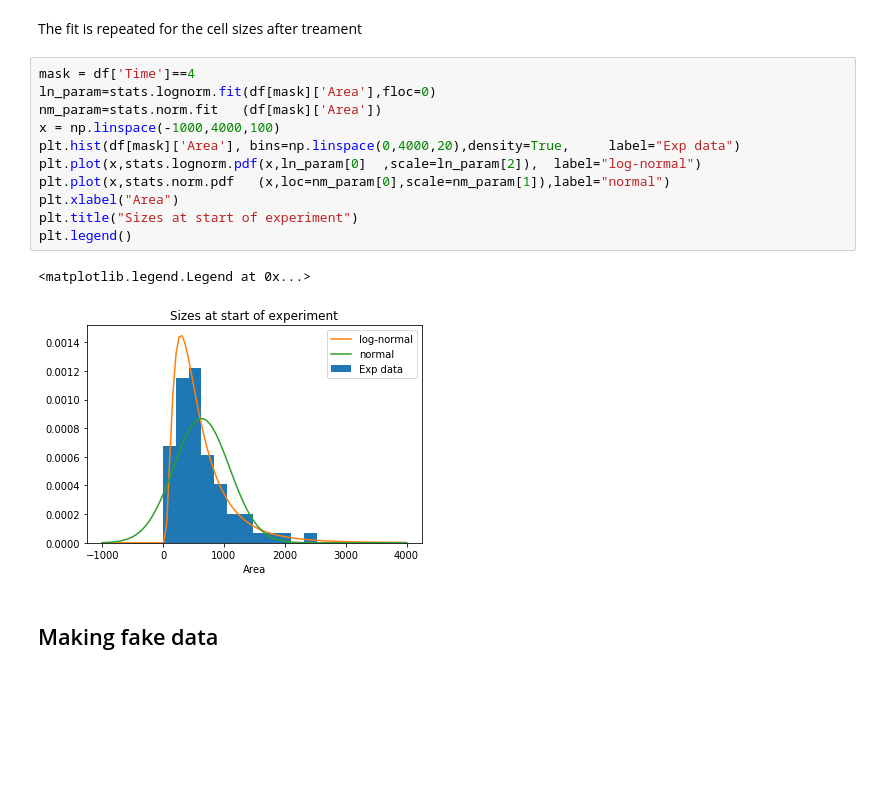
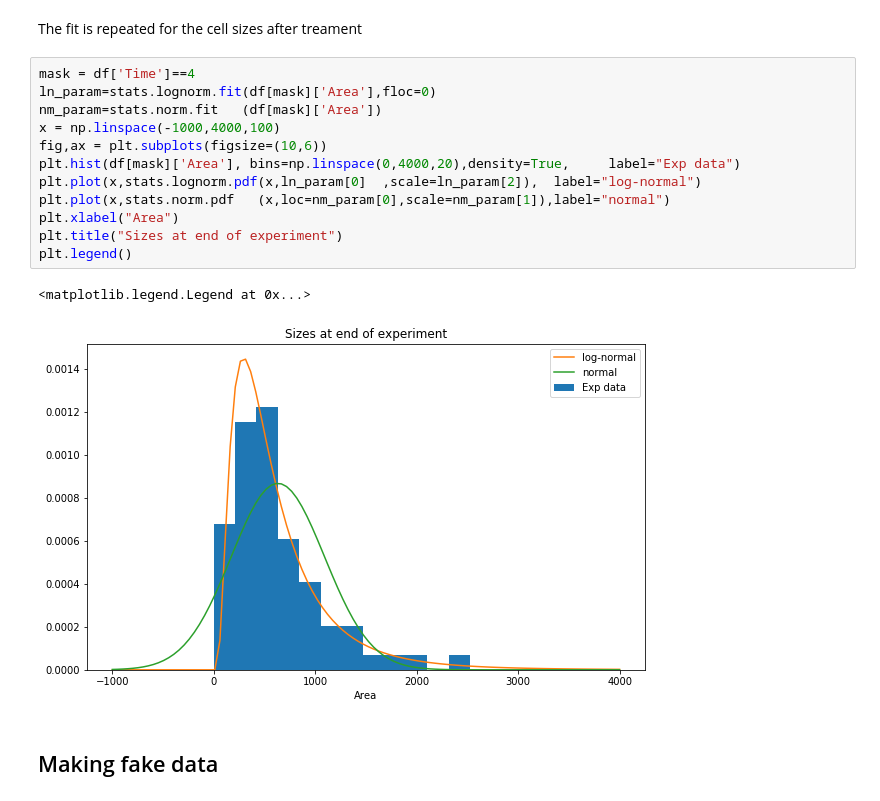
Before and after one commit to evenhuis/exp-design-example, a Jupyter notebook: exp_design.ipynb, the cells around one changed output. Cells and saved outputs as stored; diff of their text form; blank space fills up the shorter version.

```diff
--- a/exp_design.ipynb
+++ b/exp_design.ipynb
@@ -75,17 +82,18 @@ The fit is repeated for the cell sizes after treament
 # %%
 mask = df['Time']==4
 ln_param=stats.lognorm.fit(df[mask]['Area'],floc=0)
 nm_param=stats.norm.fit   (df[mask]['Area'])
 x = np.linspace(-1000,4000,100)
+fig,ax = plt.subplots(figsize=(10,6))
 plt.hist(df[mask]['Area'], bins=np.linspace(0,4000,20),density=True,     label="Exp data")
 plt.plot(x,stats.lognorm.pdf(x,ln_param[0]  ,scale=ln_param[2]),  label="log-normal")
 plt.plot(x,stats.norm.pdf   (x,loc=nm_param[0],scale=nm_param[1]),label="normal")
 plt.xlabel("Area")
-plt.title("Sizes at start of experiment")
+plt.title("Sizes at end of experiment")
 plt.legend()
 # %% [output]
 <matplotlib.legend.Legend at 0x...>
-[figure, old version]
+[figure, new version]
 # %% [markdown]
 ## Making fake data
 # %% [markdown]
```
Also changed, not shown: parts of 10 cells of this notebook, 2 other files.
